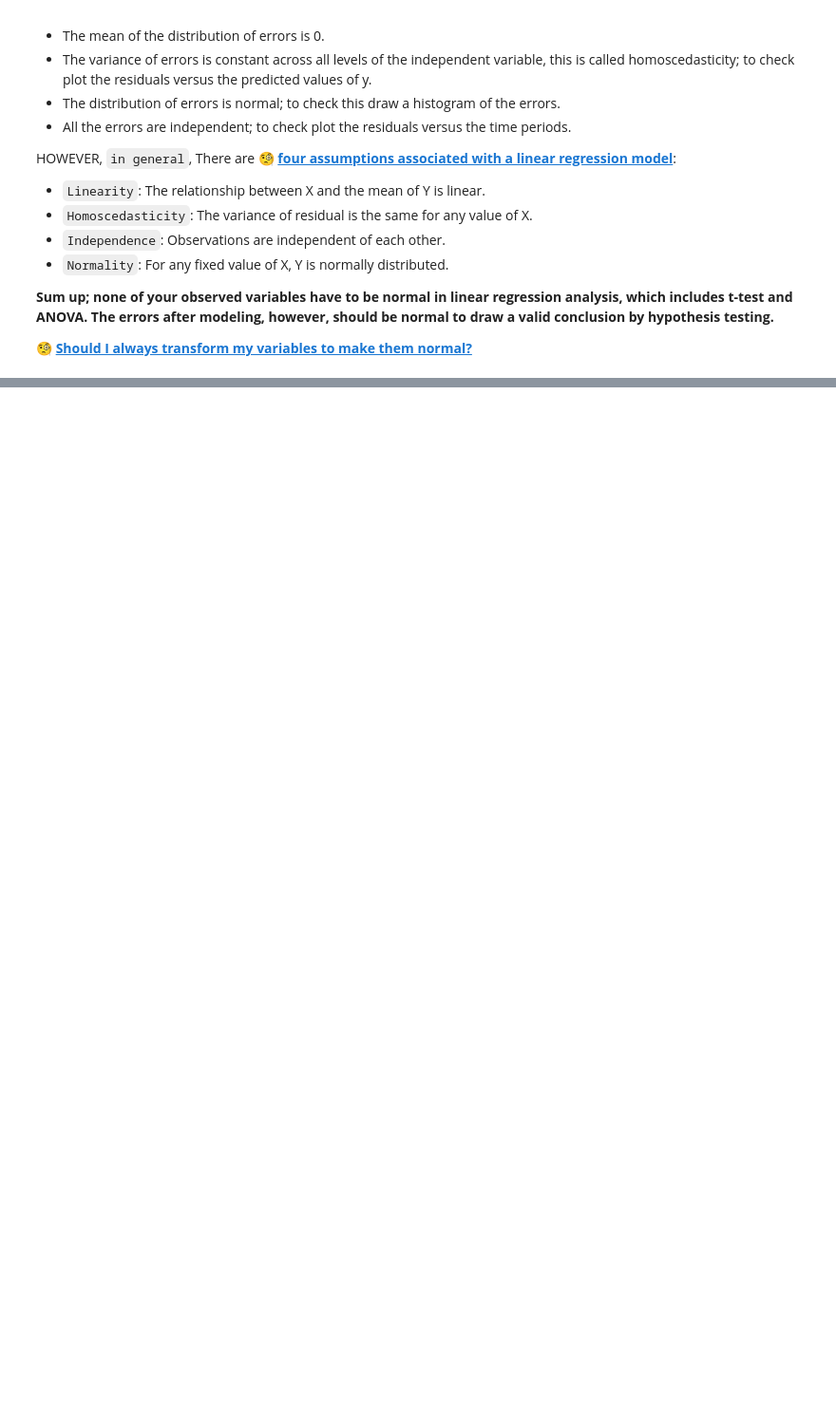
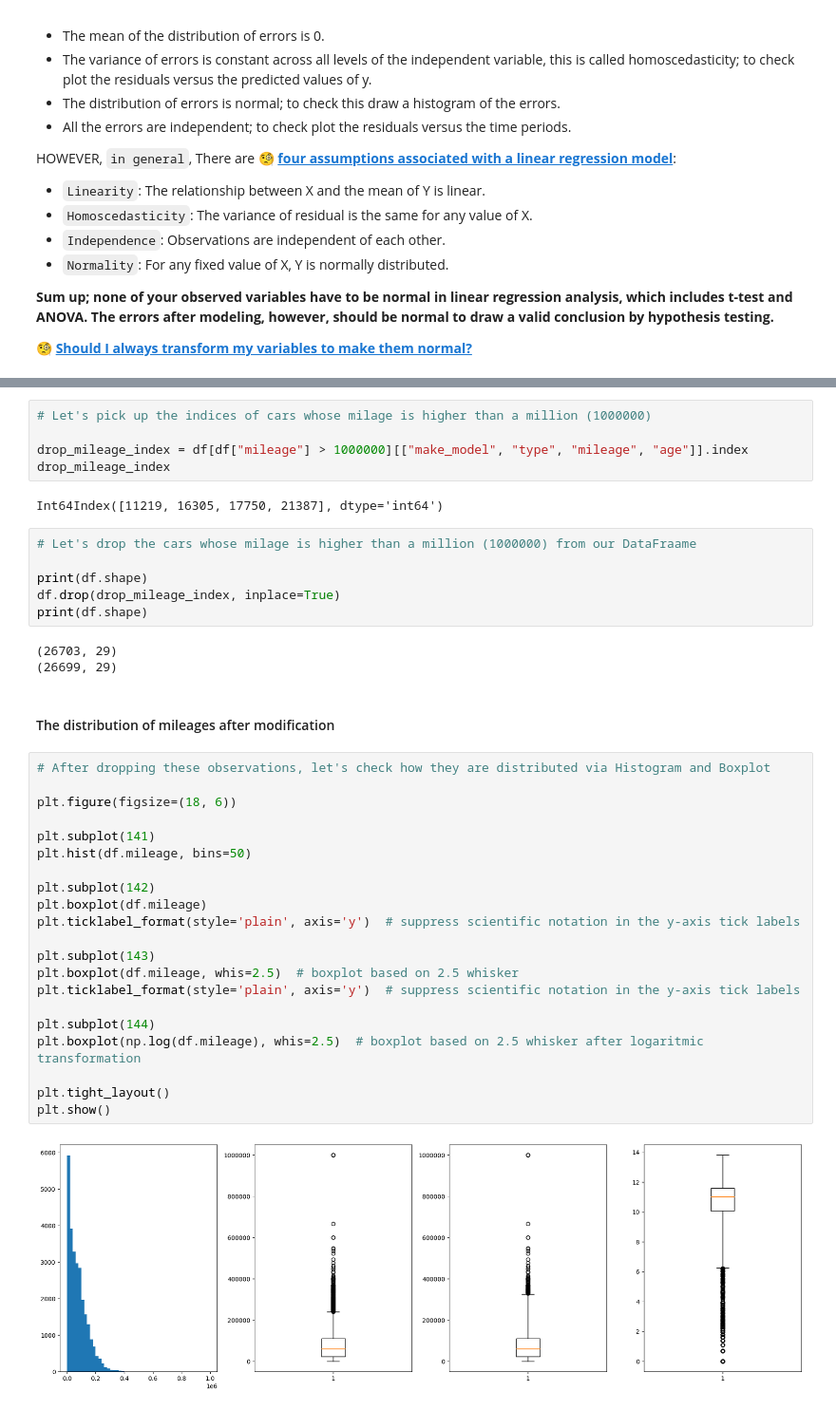
Before and after one commit to bilal-ozgur/AutoScout_Car_Price_Prediction_EDA, a Jupyter notebook: Project Solution/Car-Price-Prediction-EDA-Handling-Outliers-03.ipynb, the cells around one changed output, grey strips where cells are left out. Shown at 95% size. Drawn from its saved outputs; the diff is of its cells as text; blank space fills up the shorter version.

```diff
--- a/Project Solution/Car-Price-Prediction-EDA-Handling-Outliers-03.ipynb
+++ b/Project Solution/Car-Price-Prediction-EDA-Handling-Outliers-03.ipynb
@@ -915,0 +1269,41 @@ HOWEVER, ``in general``, There are **🧐 [four assumptions associated with a li
+# %%
+# Let's pick up the indices of cars whose milage is higher than a million (1000000)
+
+drop_mileage_index = df[df["mileage"] > 1000000][["make_model", "type", "mileage", "age"]].index
+drop_mileage_index
+# %% [output]
+Int64Index([11219, 16305, 17750, 21387], dtype='int64')
+# %%
+# Let's drop the cars whose milage is higher than a million (1000000) from our DataFraame
+
+print(df.shape)
+df.drop(drop_mileage_index, inplace=True)
+print(df.shape)
+# %% [output]
+(26703, 29)
+(26699, 29)
+# %% [markdown]
+#### The distribution of mileages after modification
+# %%
+# After dropping these observations, let's check how they are distributed via Histogram and Boxplot
+
+plt.figure(figsize=(18, 6))
+
+plt.subplot(141)
+plt.hist(df.mileage, bins=50)
+
+plt.subplot(142)
+plt.boxplot(df.mileage)
+plt.ticklabel_format(style='plain', axis='y')  # suppress scientific notation in the y-axis tick labels
+
+plt.subplot(143)
+plt.boxplot(df.mileage, whis=2.5)  # boxplot based on 2.5 whisker
+plt.ticklabel_format(style='plain', axis='y')  # suppress scientific notation in the y-axis tick labels
+
+plt.subplot(144)
+plt.boxplot(np.log(df.mileage), whis=2.5)  # boxplot based on 2.5 whisker after logaritmic transformation
+
+plt.tight_layout()
+plt.show()
+# %% [output]
+[figure, added]
```
Also changed, not shown: parts of 103 cells of this notebook.
